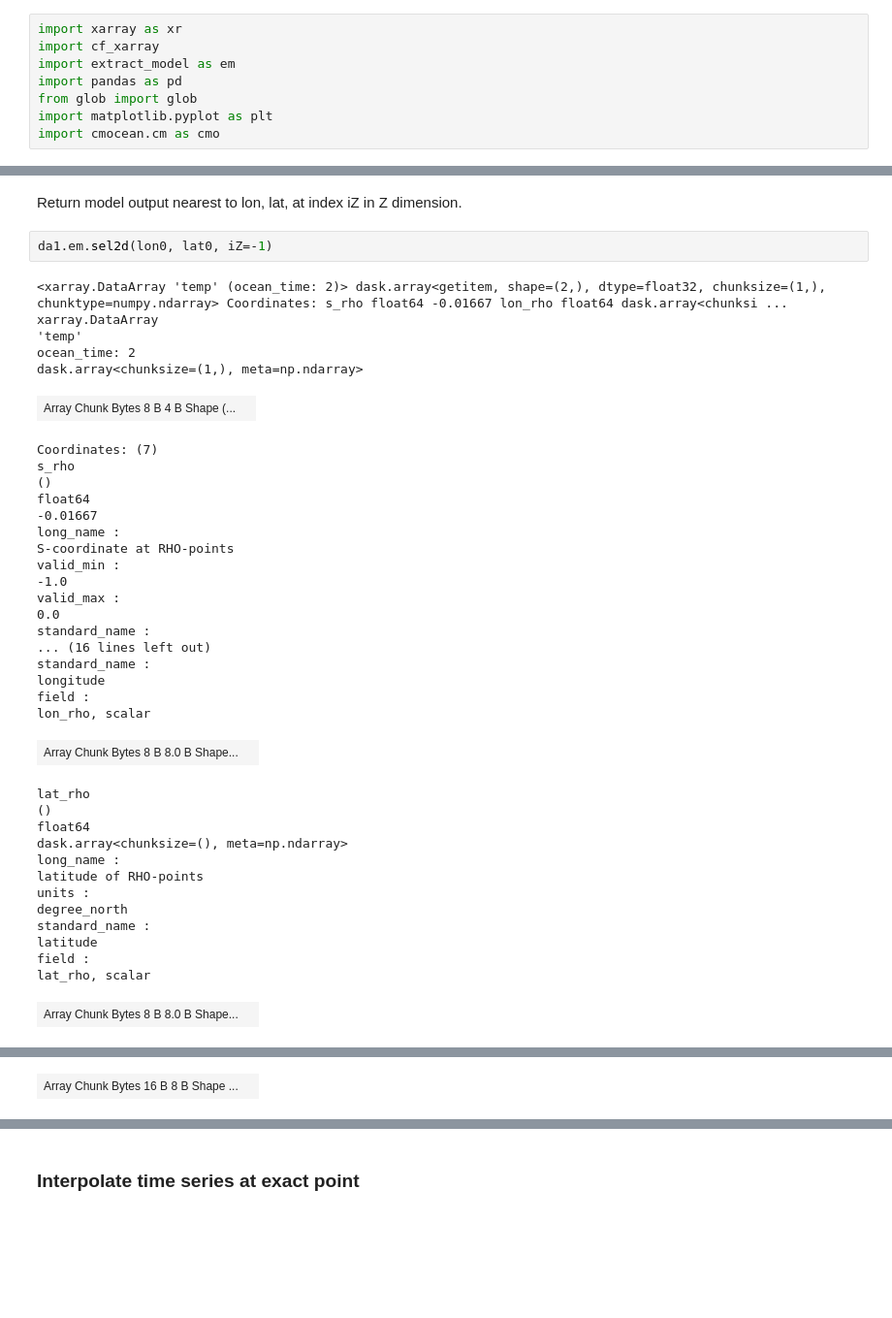
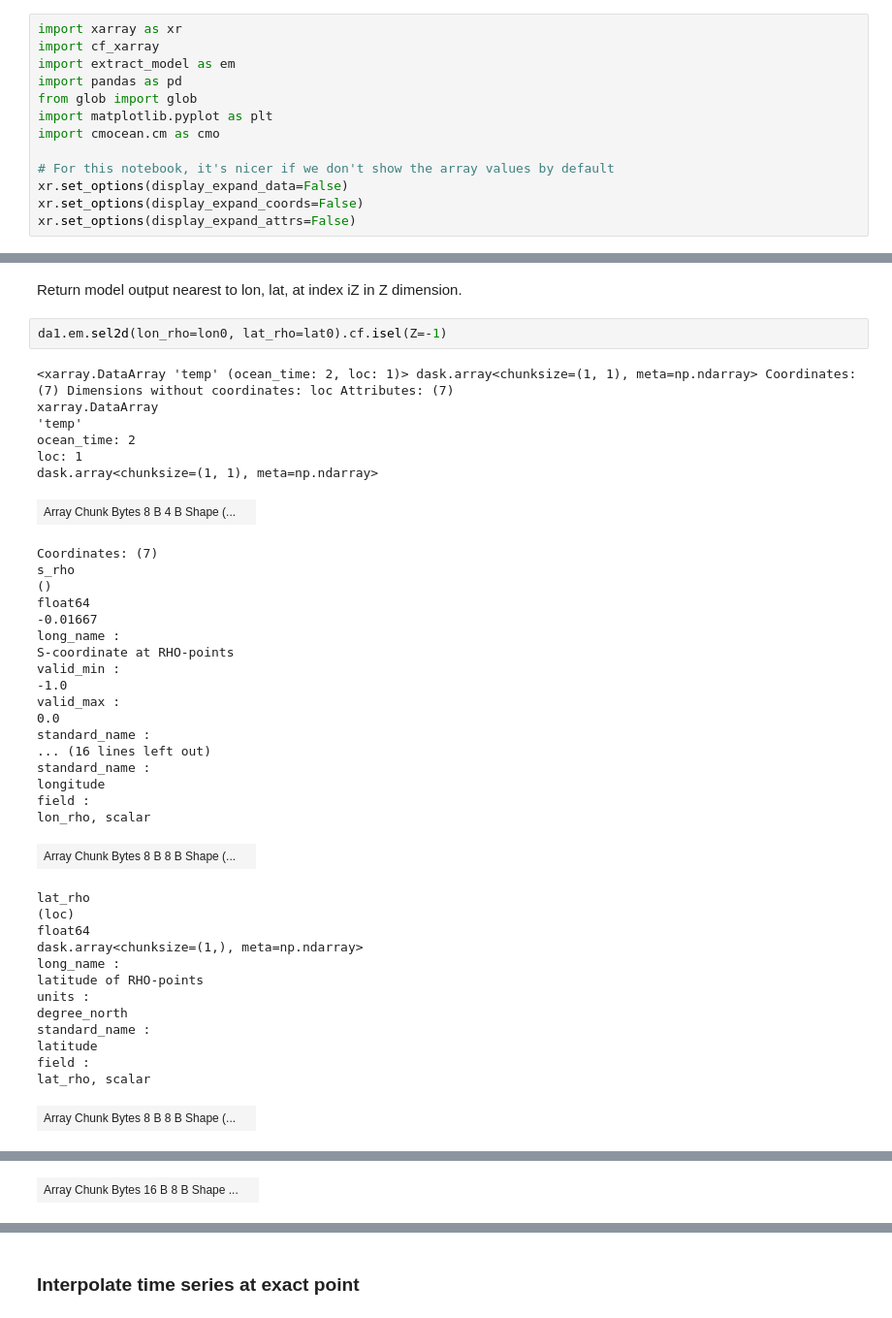
Before and after one commit to axiom-data-science/extract_model, a Jupyter notebook: docs/ts_work.ipynb, the cells around one changed output, grey strips where cells are left out. Shown: that part at 97% size. Drawn from its saved outputs; the diff is of its cells as text; blank space fills up the shorter version.

Commit message:
updated docs ts notebook

```diff
--- a/docs/ts_work.ipynb
+++ b/docs/ts_work.ipynb
@@ -8,3 +8,8 @@ import pandas as pd
 from glob import glob
 import matplotlib.pyplot as plt
 import cmocean.cm as cmo
+
+# For this notebook, it's nicer if we don't show the array values by default
+xr.set_options(display_expand_data=False)
+xr.set_options(display_expand_coords=False)
+xr.set_options(display_expand_attrs=False)
@@ -338,36 +450,37 @@ sea_water_temperature
 # %% [markdown]
 Return model output nearest to lon, lat, at index iZ in Z dimension.
 # %%
-da1.em.sel2d(lon0, lat0, iZ=-1)
+da1.em.sel2d(lon_rho=lon0, lat_rho=lat0).cf.isel(Z=-1)
 # %% [output]
-<xarray.DataArray 'temp' (ocean_time: 2)> dask.array<getitem, shape=(2,), dtype=float32, chunksize=(1,), chunktype=numpy.ndarray> Coordinates: s_rho float64 -0.01667 lon_rho float64 dask.array<chunksi ...
+<xarray.DataArray 'temp' (ocean_time: 2, loc: 1)> dask.array<chunksize=(1, 1), meta=np.ndarray> Coordinates: (7) Dimensions without coordinates: loc Attributes: (7)
 xarray.DataArray
 'temp'
 ocean_time: 2
-dask.array<chunksize=(1,), meta=np.ndarray>
+loc: 1
+dask.array<chunksize=(1, 1), meta=np.ndarray>
 | Array Chunk Bytes 8 B 4 B Shape (... |  |
 Coordinates: (7)
 s_rho
 ()
 float64
 -0.01667
 long_name :
 S-coordinate at RHO-points
 valid_min :
 -1.0
 valid_max :
 0.0
 standard_name :
 ... (16 lines left out)
 standard_name :
 longitude
 field :
 lon_rho, scalar
-| Array Chunk Bytes 8 B 8.0 B Shape... |  |
+| Array Chunk Bytes 8 B 8 B Shape (... |  |
 lat_rho
-()
+(loc)
 float64
-dask.array<chunksize=(), meta=np.ndarray>
+dask.array<chunksize=(1,), meta=np.ndarray>
 long_name :
 latitude of RHO-points
 units :
@@ -376,7 +489,7 @@ standard_name :
 latitude
 field :
 lat_rho, scalar
-| Array Chunk Bytes 8 B 8.0 B Shape... |  |
+| Array Chunk Bytes 8 B 8 B Shape (... |  |
 ocean_time
 (ocean_time)
 datetime64[ns]
```
Also changed, not shown: parts of 27 cells of this notebook.
